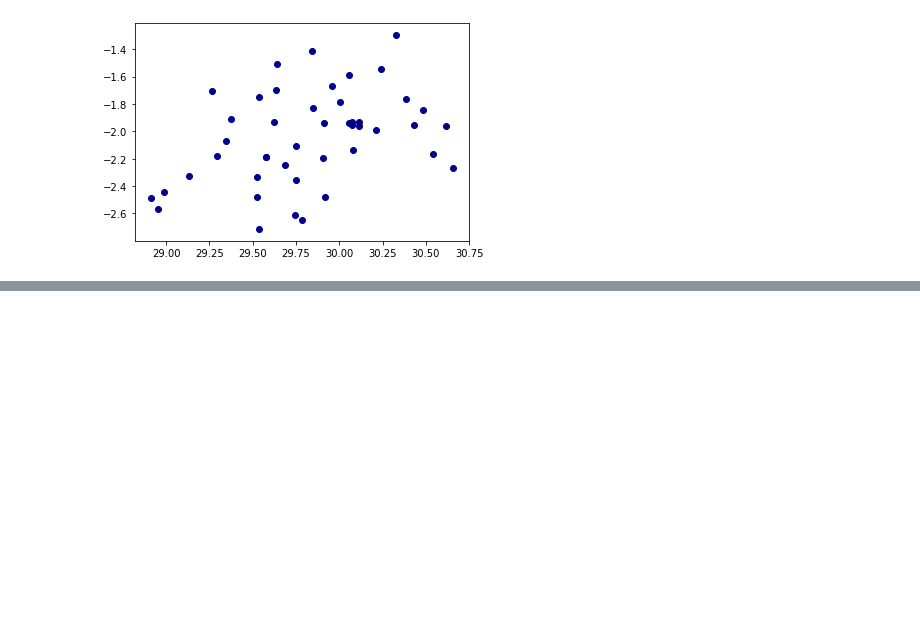
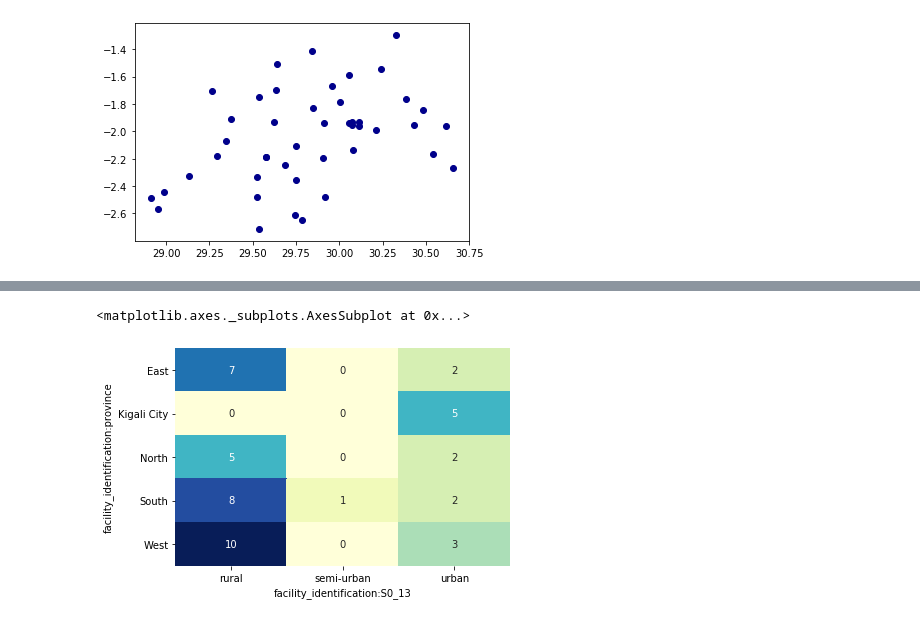
Before and after one commit to Keniajin/CESAR_python_training, a Jupyter notebook: Working With Pandas DataFrames.ipynb, the cells around one changed output, grey strips where cells are left out. Cells and saved outputs as stored; diff of their text form; code cells hidden in the pictures; blank space fills up the shorter version.

```diff
--- a/Working With Pandas DataFrames.ipynb
+++ b/Working With Pandas DataFrames.ipynb
@@ -382,0 +441,7 @@ plt.show()
+# %%
+import seaborn as sns
+sns.heatmap(prov_S0_13,
+            cmap="YlGnBu", annot=True, cbar=False)
+# %% [output]
+<matplotlib.axes._subplots.AxesSubplot at 0x...>
+[figure, added]
```
Also changed, not shown: parts of 12 cells of this notebook, 1 other file.
